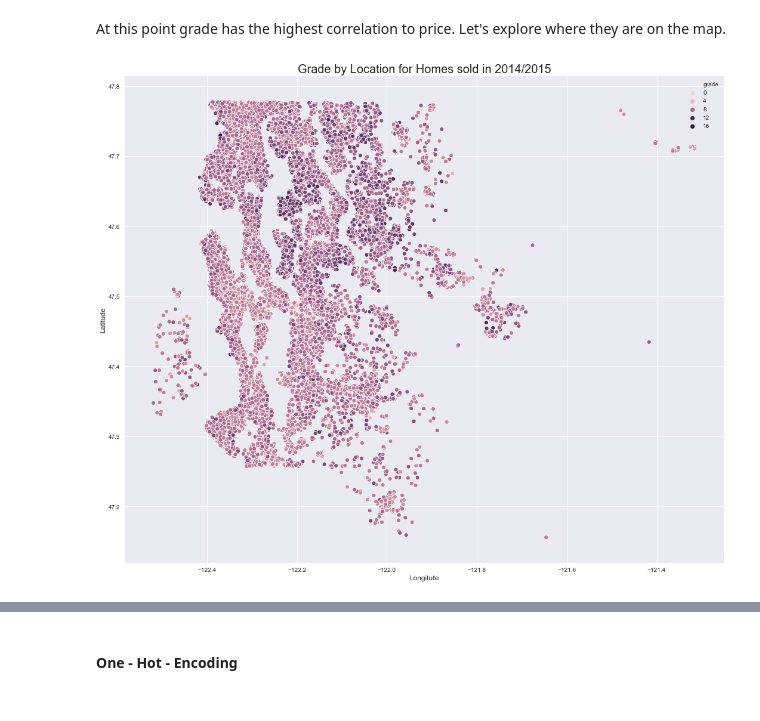
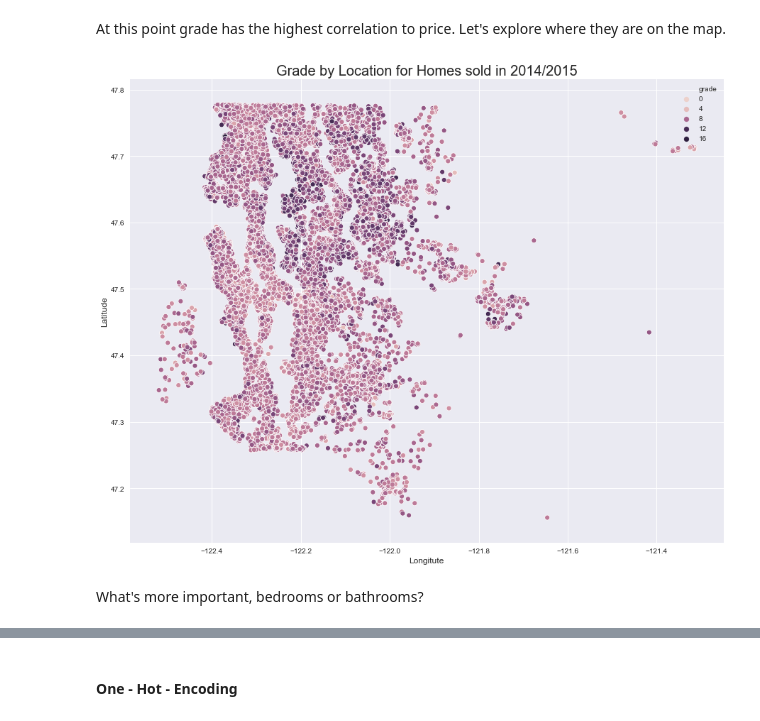
Before and after one commit to carlyf15/Housing_Predictions_for_House_Flippers, a Jupyter notebook: EDA.ipynb, the cells around one changed output, grey strips where cells are left out. Cells and saved outputs as stored; diff of their text form; code cells hidden in the pictures.

```diff
--- a/EDA.ipynb
+++ b/EDA.ipynb
@@ -371,12 +371,14 @@ Although some of the homes on this map probably aren't included in the dataset w
 # %% [markdown]
 At this point grade has the highest correlation to price. Let's explore where they are on the map.
 # %%
-plt.figure(figsize=(18,15))
+plt.figure(figsize=(15,12))
 sns.scatterplot(x=df_orig['long'], y=df_orig['lat'], hue=df_orig['grade'])
 plt.title('Grade by Location for Homes sold in 2014/2015', fontsize=20)
 plt.legend()
 plt.xlabel('Longitute', fontsize=12)
 plt.ylabel('Latitude', fontsize=12)
 plt.show()
 # %% [output]
-[figure, old version]
+[figure, new version]
+# %% [markdown]
+What's more important, bedrooms or bathrooms?
```
Also changed, not shown: parts of 6 cells of this notebook, 5 other files.
